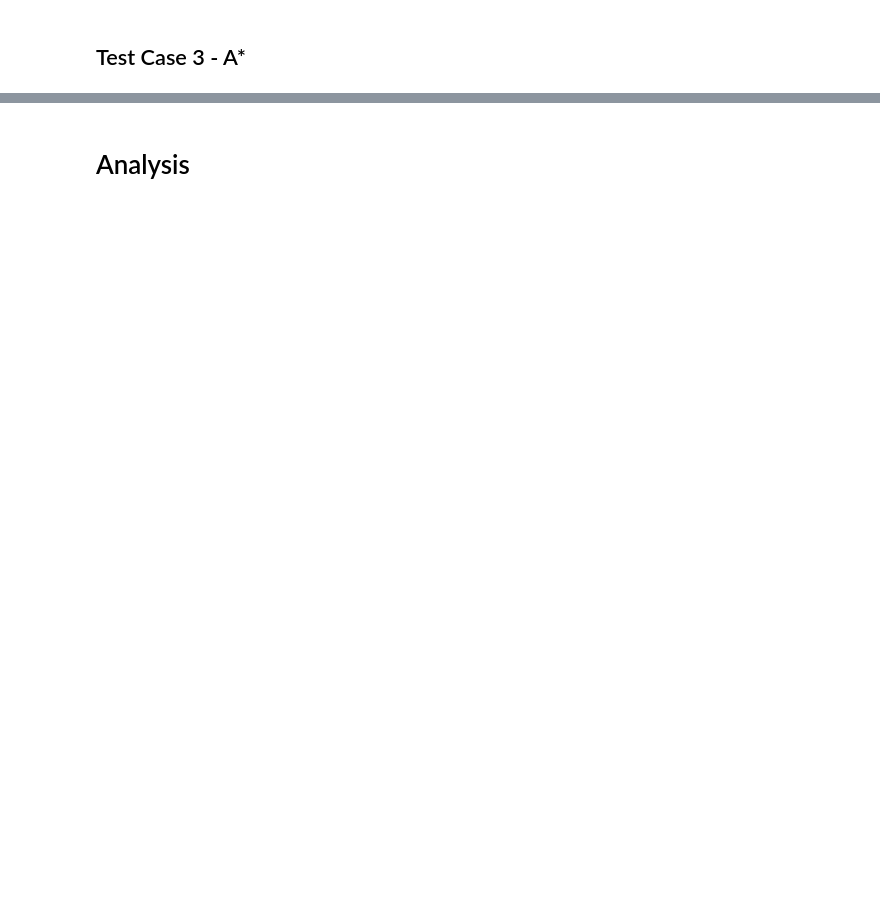
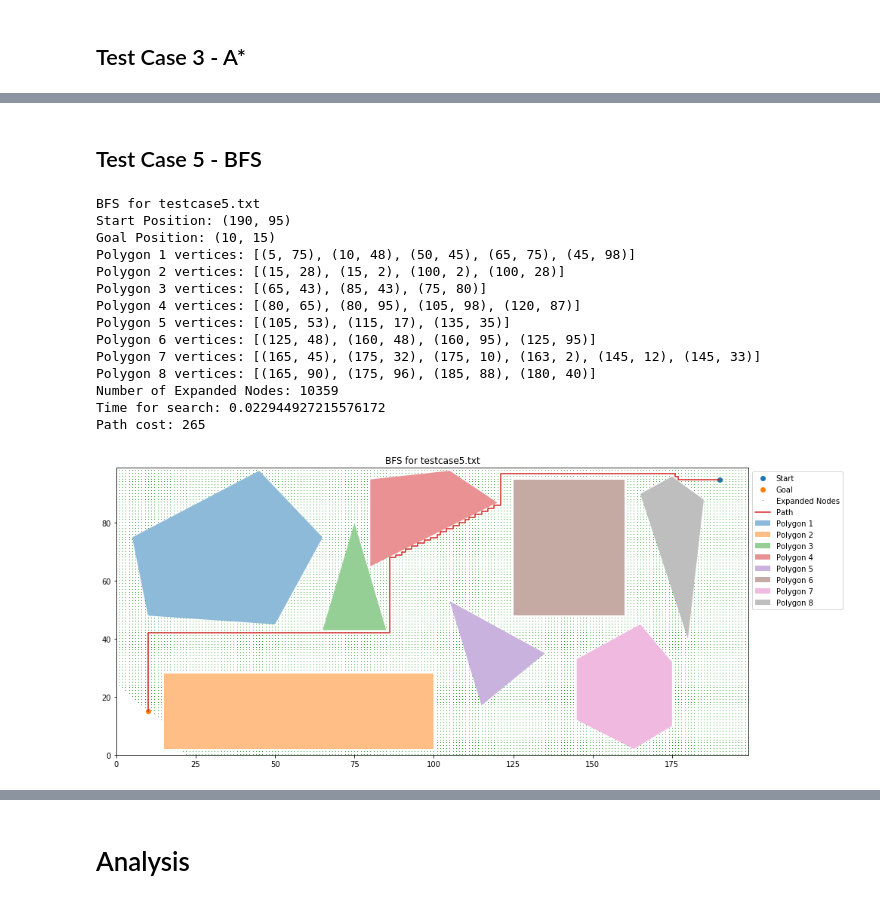
Before and after one commit to MikDionio/CS180MP1, a Jupyter notebook: CS180MP1.ipynb, the cells around one changed output, grey strips where cells are left out. Saved outputs shown, nothing was run; the diff lists cells and outputs as text; code cells hidden in the pictures; blank space fills up the shorter version.

```diff
--- a/CS180MP1.ipynb
+++ b/CS180MP1.ipynb
@@ -698,0 +858,20 @@ AStarTest("testcase3.txt")
+# %% [markdown]
+<h2>Test Case 5 - BFS </h2>
+# %%
+BFSTest("testcase5.txt")
+# %% [output]
+BFS for testcase5.txt
+Start Position: (190, 95)
+Goal Position: (10, 15)
+Polygon 1 vertices: [(5, 75), (10, 48), (50, 45), (65, 75), (45, 98)]
+Polygon 2 vertices: [(15, 28), (15, 2), (100, 2), (100, 28)]
+Polygon 3 vertices: [(65, 43), (85, 43), (75, 80)]
+Polygon 4 vertices: [(80, 65), (80, 95), (105, 98), (120, 87)]
+Polygon 5 vertices: [(105, 53), (115, 17), (135, 35)]
+Polygon 6 vertices: [(125, 48), (160, 48), (160, 95), (125, 95)]
+Polygon 7 vertices: [(165, 45), (175, 32), (175, 10), (163, 2), (145, 12), (145, 33)]
+Polygon 8 vertices: [(165, 90), (175, 96), (185, 88), (180, 40)]
+Number of Expanded Nodes: 10359
+Time for search: 0.022944927215576172
+Path cost: 265
+[figure, added]
```
Also changed, not shown: parts of 40 cells of this notebook, 2 other files.
